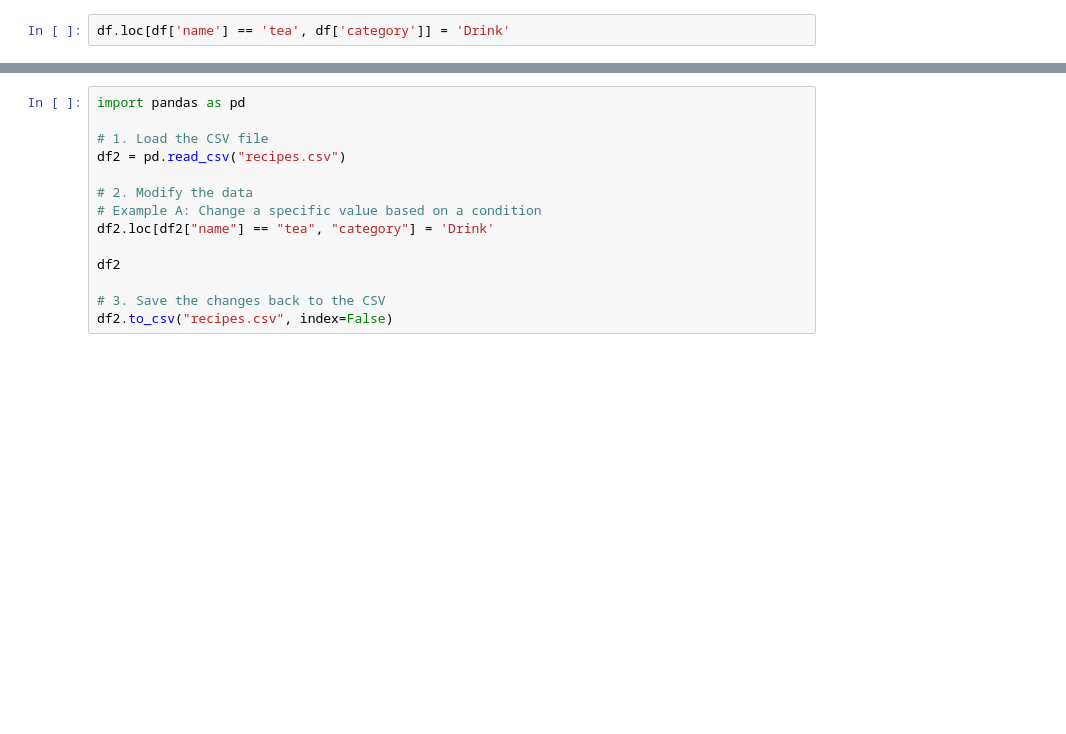
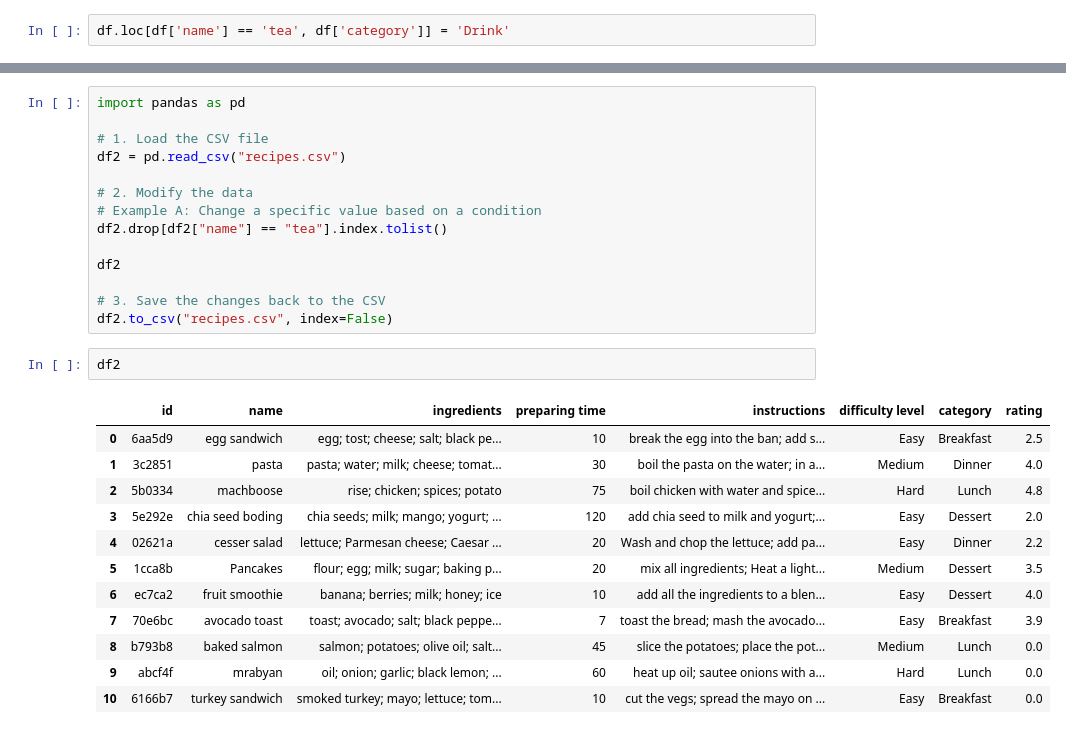
Before and after one commit to xzainab/YummyHub, a Jupyter notebook: testing.ipynb, the cells around one changed output, grey strips where cells are left out. Drawn from its saved outputs; the diff is of its cells as text; blank space fills up the shorter version.

```diff
--- a/testing.ipynb
+++ b/testing.ipynb
@@ -87,9 +87,24 @@ df2 = pd.read_csv("recipes.csv")
 
 # 2. Modify the data
 # Example A: Change a specific value based on a condition
-df2.loc[df2["name"] == "tea", "category"] = 'Drink'
+df2.drop[df2["name"] == "tea"].index.tolist()
 
 df2
 
 # 3. Save the changes back to the CSV
 df2.to_csv("recipes.csv", index=False)
+# %%
+df2
+# %% [output]
+|  | id | name | ingredients | preparing time | instructions | difficulty level | category | rating |
+| 0 | 6aa5d9 | egg sandwich | egg; tost; cheese; salt; black pe... | 10 | break the egg into the ban; add s... | Easy | Breakfast | 2.5 |
+| 1 | 3c2851 | pasta | pasta; water; milk; cheese; tomat... | 30 | boil the pasta on the water; in a... | Medium | Dinner | 4.0 |
+| 2 | 5b0334 | machboose | rise; chicken; spices; potato | 75 | boil chicken with water and spice... | Hard | Lunch | 4.8 |
+| 3 | 5e292e | chia seed boding | chia seeds; milk; mango; yogurt; ... | 120 | add chia seed to milk and yogurt;... | Easy | Dessert | 2.0 |
+| 4 | 02621a | cesser salad | lettuce; Parmesan cheese; Caesar ... | 20 | Wash and chop the lettuce; add pa... | Easy | Dinner | 2.2 |
+| 5 | 1cca8b | Pancakes | flour; egg; milk; sugar; baking p... | 20 | mix all ingredients; Heat a light... | Medium | Dessert | 3.5 |
+| 6 | ec7ca2 | fruit smoothie | banana; berries; milk; honey; ice | 10 | add all the ingredients to a blen... | Easy | Dessert | 4.0 |
+| 7 | 70e6bc | avocado toast | toast; avocado; salt; black peppe... | 7 | toast the bread; mash the avocado... | Easy | Breakfast | 3.9 |
+| 8 | b793b8 | baked salmon | salmon; potatoes; olive oil; salt... | 45 | slice the potatoes; place the pot... | Medium | Lunch | 0.0 |
+| 9 | abcf4f | mrabyan | oil; onion; garlic; black lemon; ... | 60 | heat up oil; sautee onions with a... | Hard | Lunch | 0.0 |
+| 10 | 6166b7 | turkey sandwich | smoked turkey; mayo; lettuce; tom... | 10 | cut the vegs; spread the mayo on ... | Easy | Breakfast | 0.0 |
```
Also changed, not shown: parts of 1 cell of this notebook, 4 other files.
